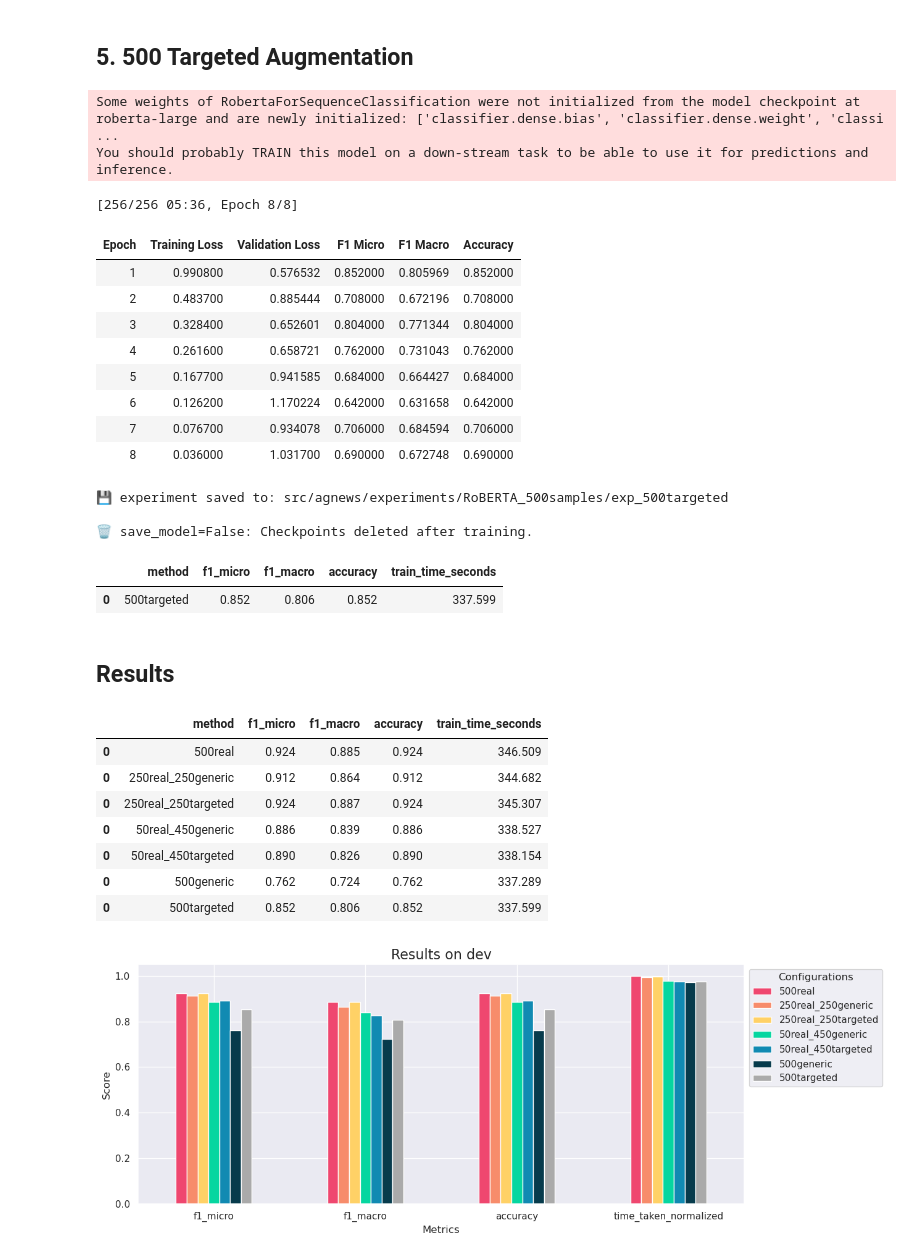
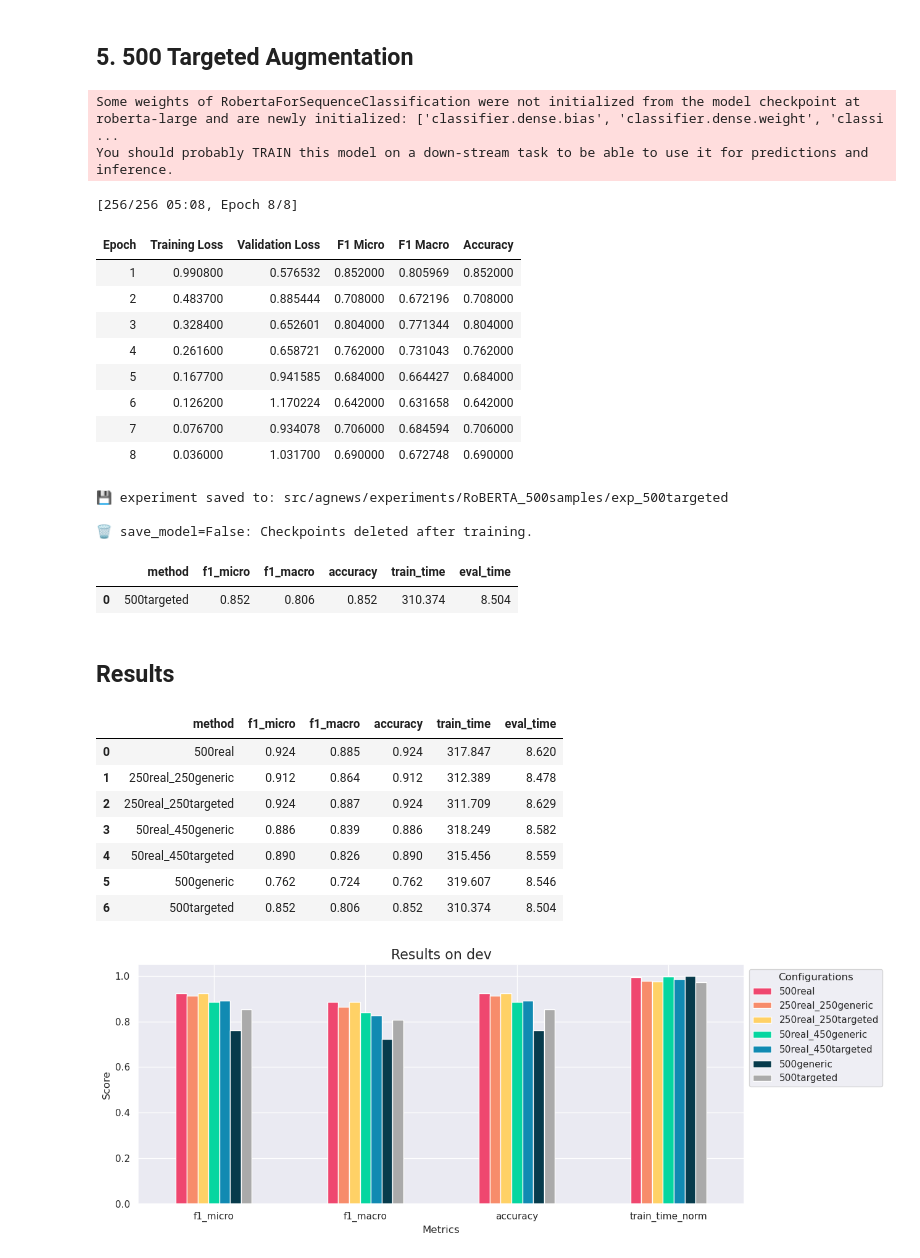
Before and after one commit to AlessandroGhiotto/thesis-nlp, a Jupyter notebook: src/agnews/run_multiclassRoBERTA_agnews.ipynb, the cells around one changed output. Saved outputs shown, nothing was run; the diff lists cells and outputs as text; code cells hidden in the pictures.

Commit message:
stored train_time and eval_time

```diff
--- a/src/agnews/run_multiclassRoBERTA_agnews.ipynb
+++ b/src/agnews/run_multiclassRoBERTA_agnews.ipynb
@@ -57,7 +57,8 @@ def get_results(details):
     """Just get useful results from the details"""
     res = details["metrics_dev"]
     res["method"] = details["experiment_dir"].split("/")[-1].replace("exp_", "")
-    res["train_time_seconds"] = details["train_time_seconds"]
+    res["train_time"] = details["train_time"]
+    res["eval_time"] = details["eval_time"]
 
     df = pd.DataFrame([res])
     new_order = ["method"] + [col for col in df.columns if col != "method"]
@@ -309,7 +310,7 @@ results.append(get_results(train_details))
 # %% [output]
 Some weights of RobertaForSequenceClassification were not initialized from the model checkpoint at roberta-large and are newly initialized: ['classifier.dense.bias', 'classifier.dense.weight', 'classi ...
 You should probably TRAIN this model on a down-stream task to be able to use it for predictions and inference.
-[256/256 05:36, Epoch 8/8]
+[256/256 05:08, Epoch 8/8]
 | Epoch | Training Loss | Validation Loss | F1 Micro | F1 Macro | Accuracy |
 | 1 | 0.990800 | 0.576532 | 0.852000 | 0.805969 | 0.852000 |
 | 2 | 0.483700 | 0.885444 | 0.708000 | 0.672196 | 0.708000 |
@@ -322,40 +323,40 @@ You should probably TRAIN this model on a down-stream task to be able to use it
 💾 experiment saved to: src/agnews/experiments/RoBERTA_500samples/exp_500targeted
 
 🗑️ save_model=False: Checkpoints deleted after training.
-|  | method | f1_micro | f1_macro | accuracy | train_time_seconds |
-| 0 | 500targeted | 0.852 | 0.806 | 0.852 | 337.599 |
+|  | method | f1_micro | f1_macro | accuracy | train_time | eval_time |
+| 0 | 500targeted | 0.852 | 0.806 | 0.852 | 310.374 | 8.504 |
 # %% [markdown]
 ## Results
 # %%
-df_results = pd.concat(results)
+df_results = pd.concat(results).reset_index(drop=True)
 df_results.to_csv(os.path.join(FOLDER_DIR, "RoBERTA_results_dev.csv"), index=False)
 display(df_results.round(3))
 # %% [output]
-|  | method | f1_micro | f1_macro | accuracy | train_time_seconds |
-| 0 | 500real | 0.924 | 0.885 | 0.924 | 346.509 |
-| 0 | 250real_250generic | 0.912 | 0.864 | 0.912 | 344.682 |
-| 0 | 250real_250targeted | 0.924 | 0.887 | 0.924 | 345.307 |
-| 0 | 50real_450generic | 0.886 | 0.839 | 0.886 | 338.527 |
-| 0 | 50real_450targeted | 0.890 | 0.826 | 0.890 | 338.154 |
-| 0 | 500generic | 0.762 | 0.724 | 0.762 | 337.289 |
-| 0 | 500targeted | 0.852 | 0.806 | 0.852 | 337.599 |
+|  | method | f1_micro | f1_macro | accuracy | train_time | eval_time |
+| 0 | 500real | 0.924 | 0.885 | 0.924 | 317.847 | 8.620 |
+| 1 | 250real_250generic | 0.912 | 0.864 | 0.912 | 312.389 | 8.478 |
+| 2 | 250real_250targeted | 0.924 | 0.887 | 0.924 | 311.709 | 8.629 |
+| 3 | 50real_450generic | 0.886 | 0.839 | 0.886 | 318.249 | 8.582 |
+| 4 | 50real_450targeted | 0.890 | 0.826 | 0.890 | 315.456 | 8.559 |
+| 5 | 500generic | 0.762 | 0.724 | 0.762 | 319.607 | 8.546 |
+| 6 | 500targeted | 0.852 | 0.806 | 0.852 | 310.374 | 8.504 |
 # %%
 # df_results = pd.read_csv(os.path.join(FOLDER_DIR, "results_RoBERTA.csv"))
 
 plot_df = df_results.set_index('method')
-plot_df["time_taken_normalized"] = plot_df["train_time_seconds"] / max(plot_df["train_time_seconds"])
-plot_df.drop(columns=["train_time_seconds"], inplace=True)
+plot_df["train_time_norm"] = plot_df["train_time"] / max(plot_df["train_time"])
+plot_df.drop(columns=["train_time", "eval_time"], inplace=True)
 colors = ['#ef476f', '#f78c6b', '#ffd166', '#06d6a0', '#118ab2', '#073b4c', '#aaaaaa']
 ax = plot_df.T.plot(kind='bar', figsize=(13, 5), color=colors)
 
 plt.title('Results on dev', fontsize=16)
 plt.xlabel('Metrics')
 plt.ylabel('Score')
 plt.xticks(rotation=0)
 plt.legend(title='Configurations', bbox_to_anchor=(1, 1), loc='upper left')
 plt.grid(True)
 
 plt.tight_layout()
 plt.show()
 # %% [output]
-[figure, old version]
+[figure, new version]
```
Also changed, not shown: parts of 6 cells of this notebook, 13 other files.
